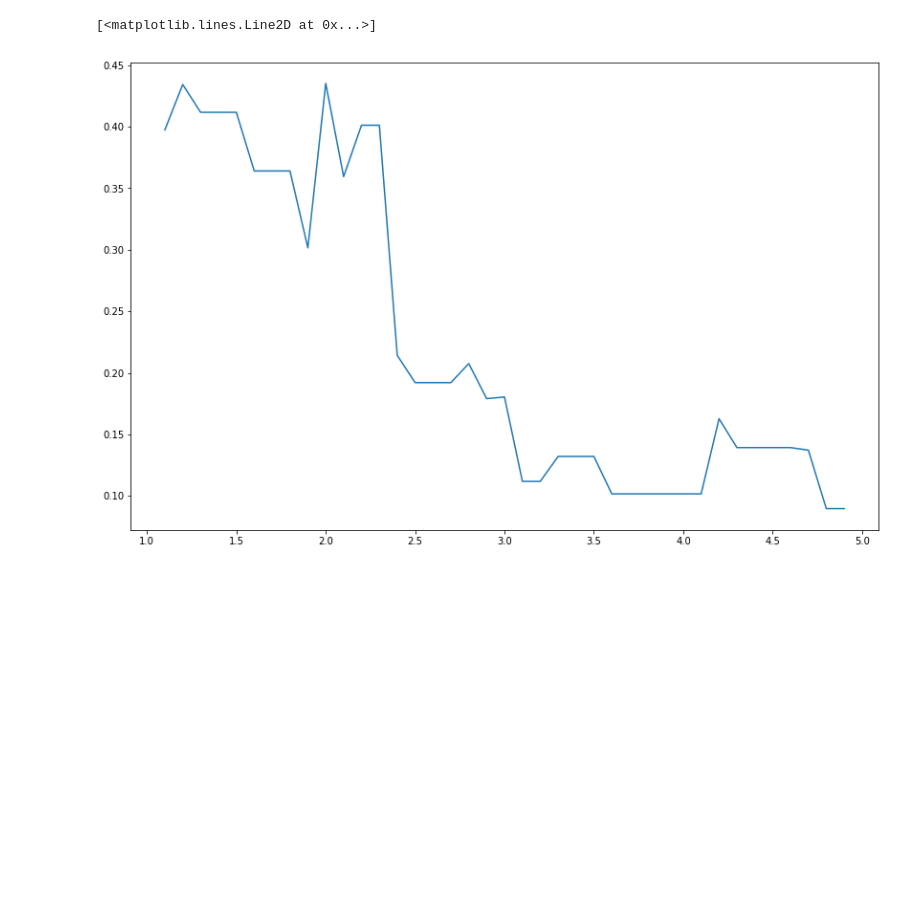
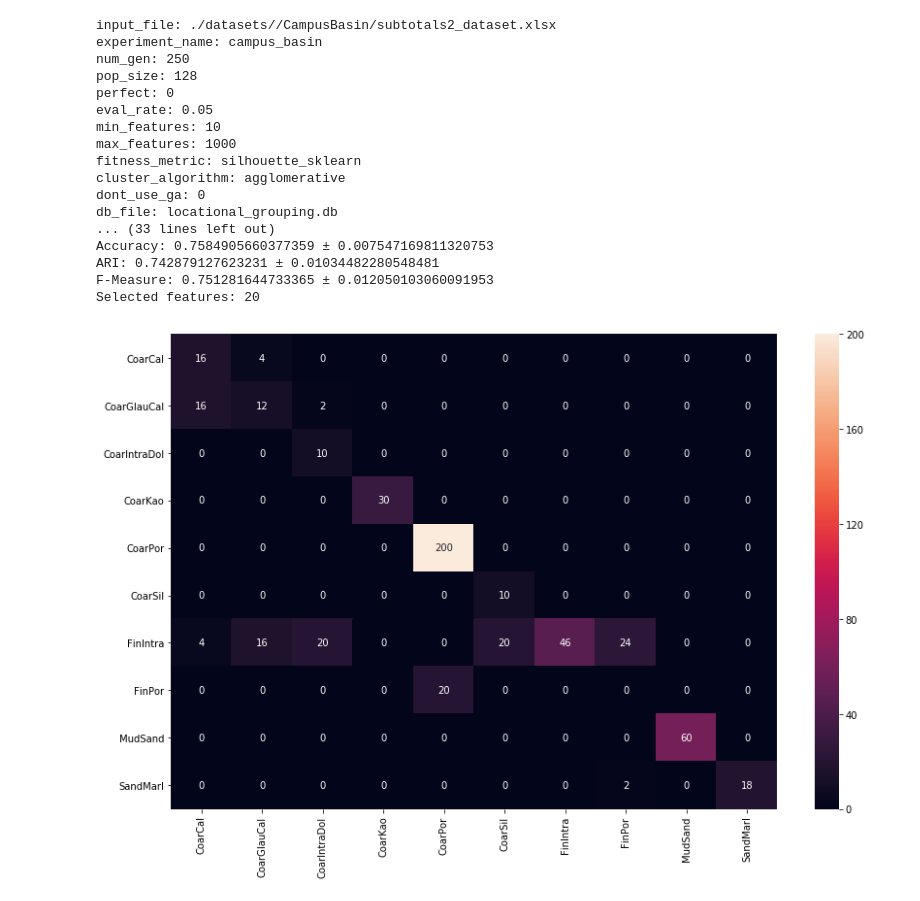
Before and after one commit to fcicc/Lucas_Master, a Jupyter notebook: visualize_results.ipynb, the cells around one changed output. Saved outputs shown, nothing was run; the diff lists cells and outputs as text; code cells hidden in the pictures; blank space fills up the shorter version.

```diff
--- a/visualize_results.ipynb
+++ b/visualize_results.ipynb
@@ -20,7 +20,7 @@ def std_show_results(args):
     plt.show()
     main(args+['--plot-correlation'])
 # %%
-DATABASE = 'tmp_ward_p.db'
+DATABASE = 'locational_grouping.db'
 default_args = [
     '--db-file', DATABASE,
 ]
@@ -29,38 +29,64 @@ session = local_create_session(DATABASE)
 # %%
 results = session.query(Result).all()
 group_results = groupby(results, key=lambda x: list(map(str, x.args)))
 
 results = []
+# selection_writter = pd.ExcelWriter('selected_columns.xlsx')
 with pd.option_context('display.max_rows', None, 'display.max_columns', 3):
     for key, group in group_results:
-        result = list(group)[0]
-        p = [float(re.findall('.*([\d]+\.[\d]+)', arg)[0]) for arg in key if arg.startswith('p_ward:')][0]
+        results = list(group)
+        result = results[0]
         adj_rand = float(result.adjusted_rand_score)
-        results += [(p, adj_rand)]
-#         p = key[]
-#         results[result]
-#         for arg in key:
-#             print(f'{arg}')
-#         results = list(group)
-#         selected_features = []
-#         for result in results:
-#             print(f'\tAccuracy: {result.accuracy}')
-#             print(f'\tARI: {result.adjusted_rand_score}')
-#             selected_features += result.selected_features
-#         selected_features = [feature.column for feature in selected_features]
-#         selected_features = dict(Counter(selected_features))
-#         selected_features = pd.DataFrame.from_dict(selected_features, orient='index', columns=['count'])
-#         selected_features = selected_features.sort_values(by='count', ascending=False)
+        experiment_name = 'UNKNOWN'
+        for arg in key:
+            print(f'{arg}')
+            if str(arg).startswith('experiment_name'):
+                experiment_name = str(arg)[17:]
+        selected_features = []
+        accuracies = []
+        aris = []
+        f_measures = []
+        for result in results:
+            accuracies += [result.accuracy]
+            aris += [result.adjusted_rand_score]
+            f_measures += [result.f_measure]
+            print(f'\tAccuracy: {result.accuracy}')
+            print(f'\tARI: {result.adjusted_rand_score}')
+            print(f'\tF-Measure: {result.f_measure}')
+            selected_features += result.selected_features
+        print(f'Accuracy: {np.average(accuracies)} ± {np.std(accuracies)}')
+        print(f'ARI: {np.average(aris)} ± {np.std(aris)}')
+        print(f'F-Measure: {np.average(f_measures)} ± {np.std(f_measures)}')
+        print(f'Selected features: {len(result.selected_features)}')
+        selected_features = [feature.column for feature in selected_features]
+        selected_features = dict(Counter(selected_features))
+        selected_features = pd.DataFrame.from_dict(selected_features, orient='index', columns=['count'])
+        selected_features = selected_features.sort_values(by='count', ascending=False)
 #         display(selected_features)
+#         selected_features.to_excel(selection_writter, experiment_name)
 
-#         args = default_args + ['--id'] + list(map(lambda x: str(x.id), results))
-#         std_show_results(args)
-#         print('-------------------------------------------------------------------------------------')
-#         sys.stdout.flush()
+        args = default_args + ['--id'] + [str(result.id) for result in results]
+        std_show_results(args)
+        print('-------------------------------------------------------------------------------------')
+        sys.stdout.flush()
 
-results = pd.DataFrame(results, columns=['p', 'adj_rand'])
-results = results.sort_values(by='p')
-plt.plot(results['p'], results['adj_rand'])
+# selection_writter.save()
 # %% [output]
-[<matplotlib.lines.Line2D at 0x...>]
+input_file: ./datasets//CampusBasin/subtotals2_dataset.xlsx
+experiment_name: campus_basin
+num_gen: 250
+pop_size: 128
+perfect: 0
+eval_rate: 0.05
+min_features: 10
+max_features: 1000
+fitness_metric: silhouette_sklearn
+cluster_algorithm: agglomerative
+dont_use_ga: 0
+db_file: locational_grouping.db
+... (33 lines left out)
+Accuracy: 0.7584905660377359 ± 0.007547169811320753
+ARI: 0.742879127623231 ± 0.01034482280548481
+F-Measure: 0.751281644733365 ± 0.012050103060091953
+Selected features: 20
-[figure, old version]
+[figure, new version]
```
Also changed, not shown: parts of 1 cell of this notebook, 9 other files.
